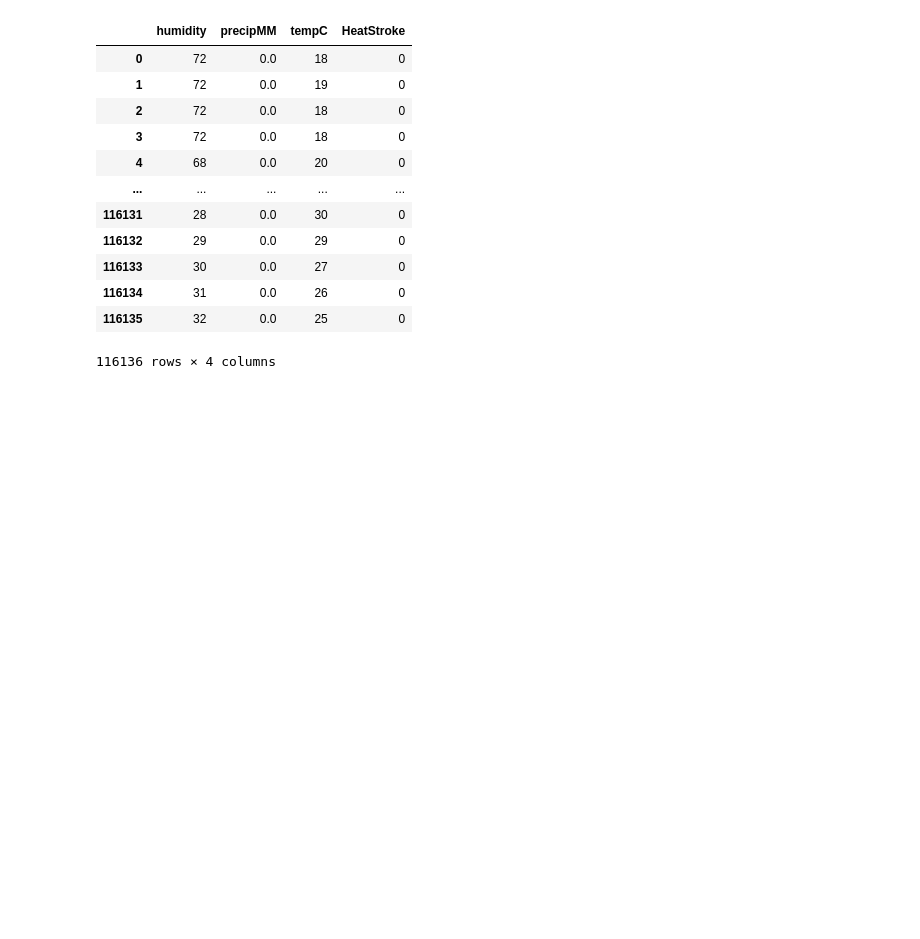
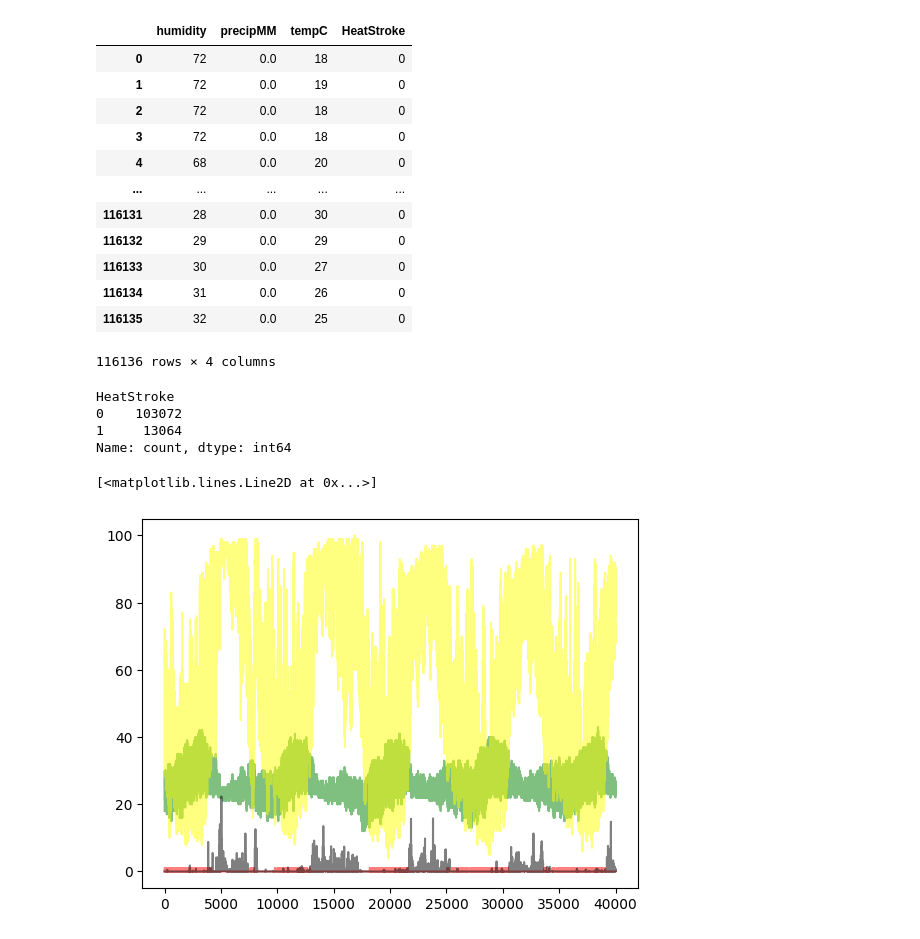
Before and after one commit to Khaire7031/Climate-Change-Impact-On-Human-Health-In-Pune, a Jupyter notebook: AddDisease.ipynb, the cells around one changed output. Cells and saved outputs as stored; diff of their text form; code cells hidden in the pictures; blank space fills up the shorter version.

```diff
--- a/AddDisease.ipynb
+++ b/AddDisease.ipynb
@@ -40,3 +41,15 @@ data
 | 116134 | 31 | 0.0 | 26 | 0 |
 | 116135 | 32 | 0.0 | 25 | 0 |
 116136 rows × 4 columns
+# %%
+data['HeatStroke'] = 0
+# %%
+
+humidity_condition = (data['humidity'] >= 0) & (data['humidity'] <= 30)
+# precipitation_condition = (data['precipMM'] >= 0) & (data['precipMM'] <= 0)
+# precipitation_condition = data['precipMM'] == 0
+temperature_condition = (data['tempC'] >= 30) & (data['tempC'] <= 50)
+
+
+data['HeatStroke'] = ( temperature_condition & humidity_condition).astype(int)
+# data['HeatStroke'] = (humidity_condition & precipitation_condition & temperature_condition).astype(int)
@@ -42,0 +58,18 @@ data
+# %%
+ data['HeatStroke'].value_counts()
+# %% [output]
+HeatStroke
+0    103072
+1     13064
+Name: count, dtype: int64
+# %%
+
+newData = data.head(40000)
+# plt.figure(figsize=(10, 6))
+plt.plot(newData['HeatStroke'], color='red', alpha=0.5)
+plt.plot(newData['tempC'], color='green', alpha=0.5)
+plt.plot(newData['precipMM'], color='black', alpha=0.5)
+plt.plot(newData['humidity'], color='yellow', alpha=0.5)
+# %% [output]
+[<matplotlib.lines.Line2D at 0x...>]
+[figure, added]
```
Also changed, not shown: parts of 6 cells of this notebook, 7 other files.
